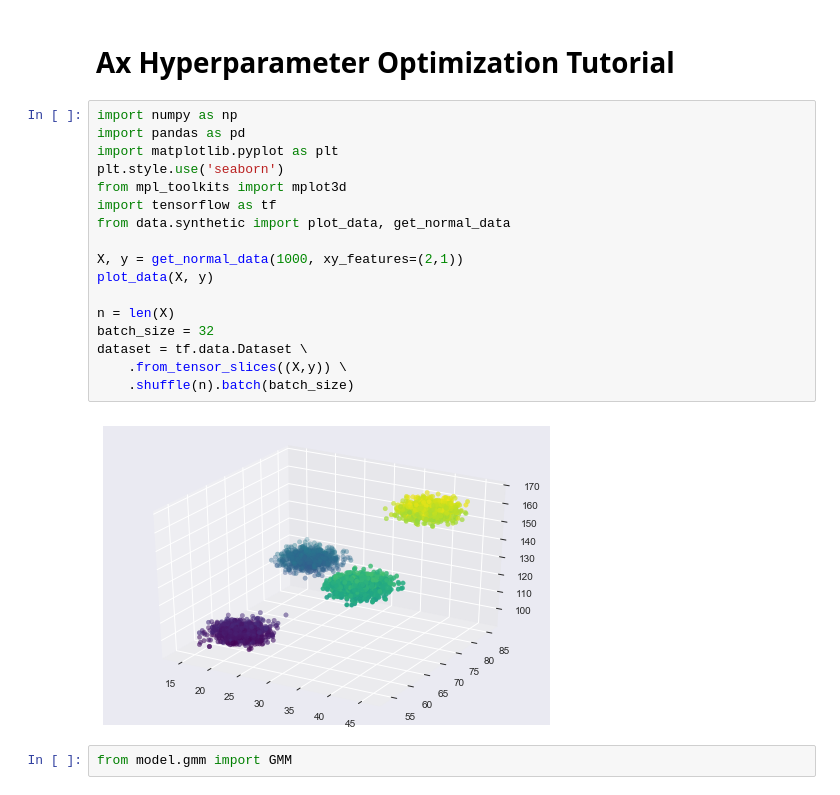
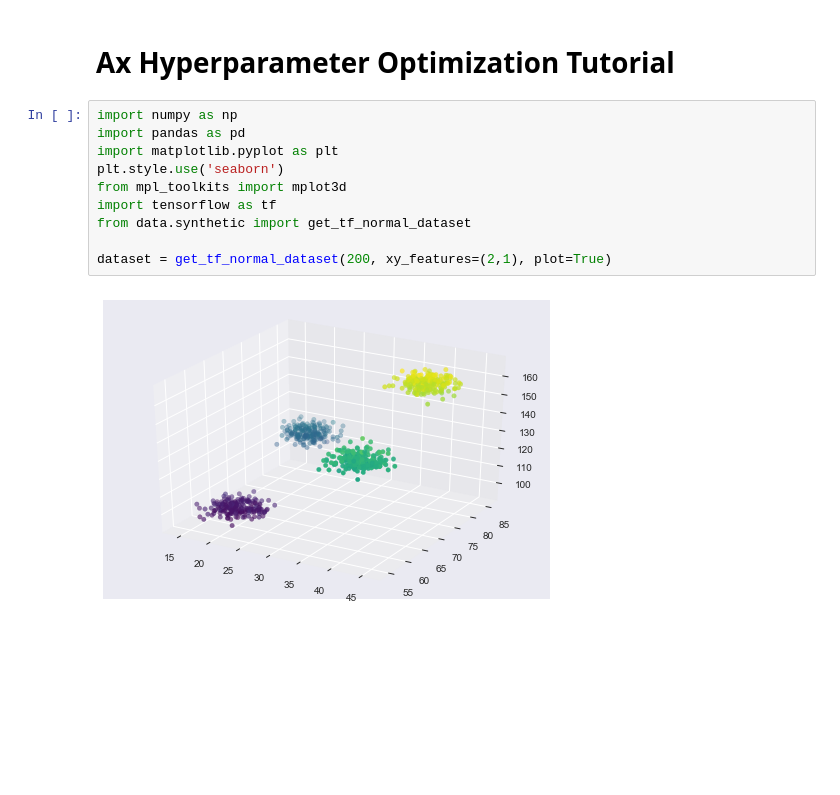
Before and after one commit to jetnew/Simkit, a Jupyter notebook: Ax Tutorial.ipynb, the cells around one changed output. Cells and saved outputs as stored; diff of their text form; blank space fills up the shorter version.

Commit message:
Tensorboard

```diff
--- a/Ax Tutorial.ipynb
+++ b/Ax Tutorial.ipynb
@@ -3,21 +3,12 @@
 # %%
 import numpy as np
 import pandas as pd
 import matplotlib.pyplot as plt
 plt.style.use('seaborn')
 from mpl_toolkits import mplot3d
 import tensorflow as tf
-from data.synthetic import plot_data, get_normal_data
+from data.synthetic import get_tf_normal_dataset
 
-X, y = get_normal_data(1000, xy_features=(2,1))
-plot_data(X, y)
-
-n = len(X)
-batch_size = 32
-dataset = tf.data.Dataset \
-    .from_tensor_slices((X,y)) \
-    .shuffle(n).batch(batch_size)
+dataset = get_tf_normal_dataset(200, xy_features=(2,1), plot=True)
 # %% [output]
-[figure, old version]
+[figure, new version]
-# %%
-from model.gmm import GMM
```
Also changed, not shown: parts of 6 cells of this notebook, 28 other files.
